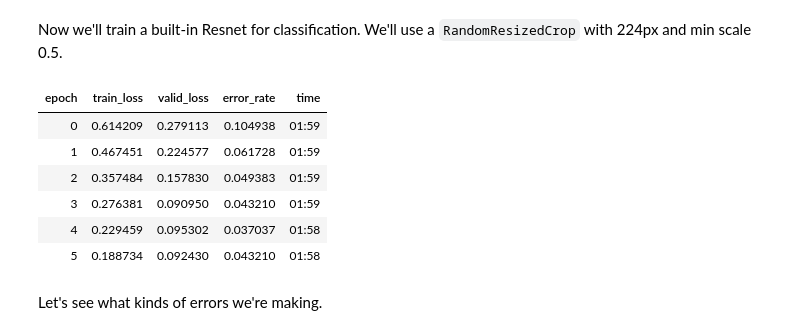
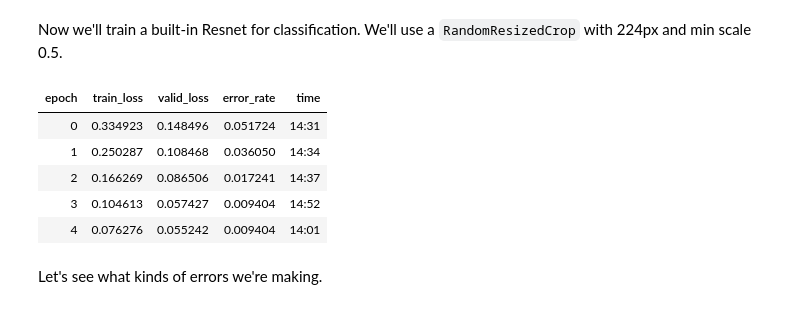
Before and after one commit to mreeks91/beesness, a Jupyter notebook: bee_or_wasp.ipynb, the cells around one changed output. Saved outputs shown, nothing was run; the diff lists cells and outputs as text; code cells hidden in the pictures.

```diff
--- a/bee_or_wasp.ipynb
+++ b/bee_or_wasp.ipynb
@@ -64,17 +73,16 @@
 # %%
 bugs = bugs.new(item_tfms = RandomResizedCrop(224,min_scale=0.5), batch_tfms = aug_transforms())
 dls = bugs.dataloaders(Path('C:/users/mreek/documents/beedata'))
 
 learner = vision_learner(dls, resnet18, metrics = error_rate)
-learner.fine_tune(6)
+learner.fine_tune(5)
 # %% [output]
 | epoch | train_loss | valid_loss | error_rate | time |
-| 0 | 0.614209 | 0.279113 | 0.104938 | 01:59 |
-| 1 | 0.467451 | 0.224577 | 0.061728 | 01:59 |
-| 2 | 0.357484 | 0.157830 | 0.049383 | 01:59 |
-| 3 | 0.276381 | 0.090950 | 0.043210 | 01:59 |
-| 4 | 0.229459 | 0.095302 | 0.037037 | 01:58 |
-| 5 | 0.188734 | 0.092430 | 0.043210 | 01:58 |
+| 0 | 0.334923 | 0.148496 | 0.051724 | 14:31 |
+| 1 | 0.250287 | 0.108468 | 0.036050 | 14:34 |
+| 2 | 0.166269 | 0.086506 | 0.017241 | 14:37 |
+| 3 | 0.104613 | 0.057427 | 0.009404 | 14:52 |
+| 4 | 0.076276 | 0.055242 | 0.009404 | 14:01 |
 # %% [markdown]
 Let's see what kinds of errors we're making.
 # %%
```
Also changed, not shown: parts of 24 cells of this notebook, 1 other file.
